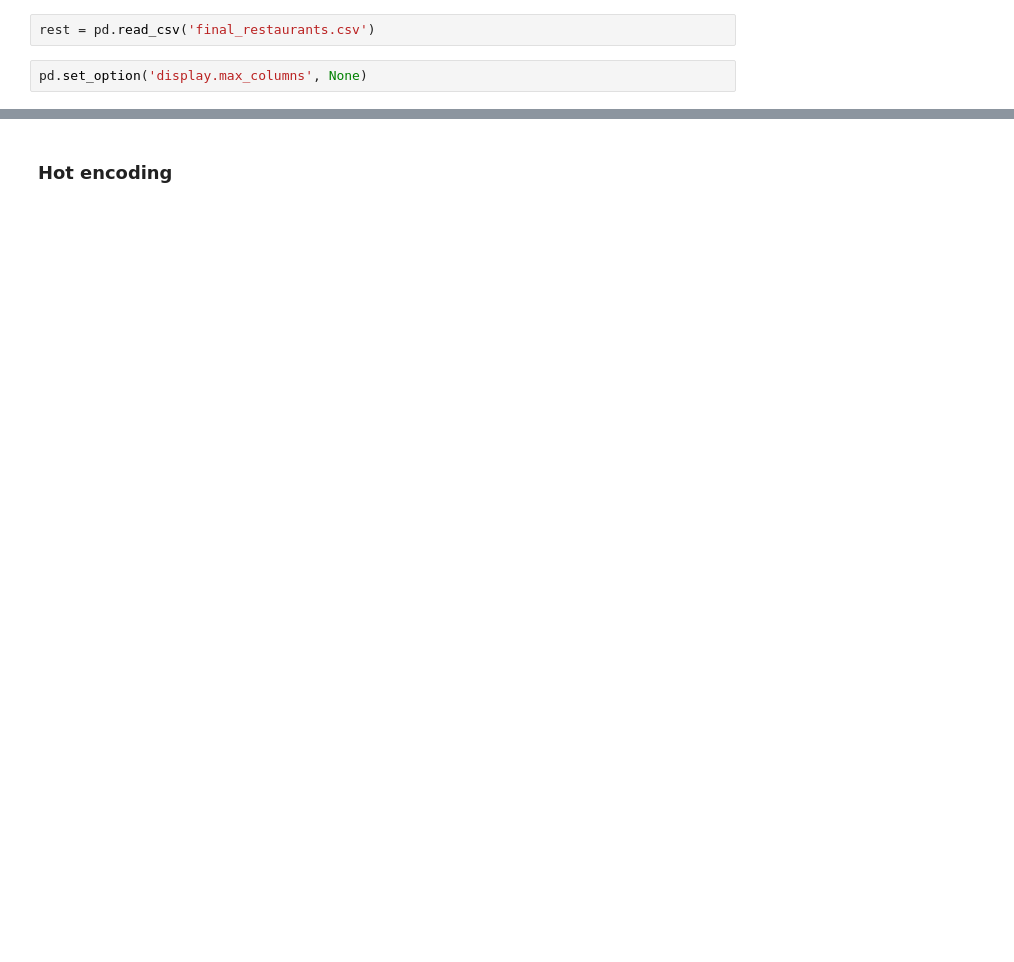
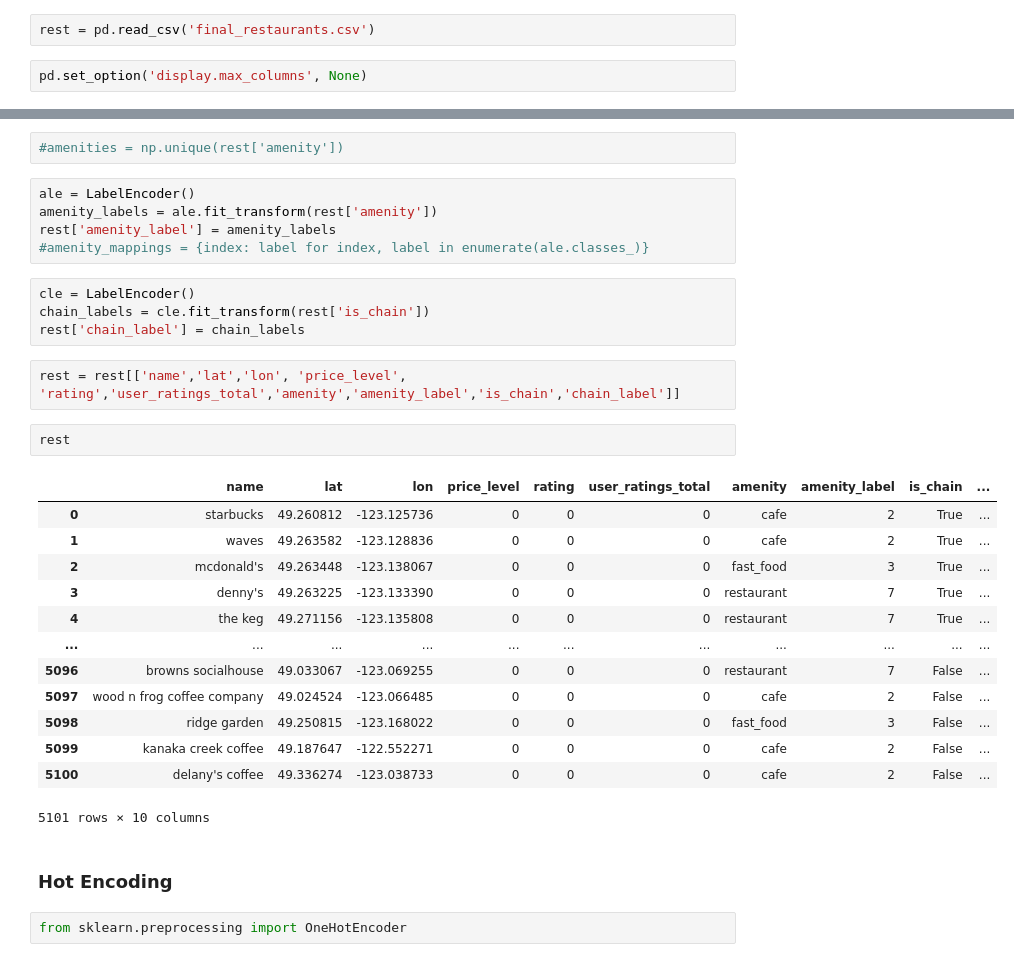
Before and after one commit to jeanetteandrews/RestaurantDensity, a Jupyter notebook: hot_encoding.ipynb, the cells around one changed output, grey strips where cells are left out. Cells and saved outputs as stored; diff of their text form; blank space fills up the shorter version.

```diff
--- a/hot_encoding.ipynb
+++ b/hot_encoding.ipynb
@@ -33,2 +40,33 @@ cont_table = rest[['name','code', 'is_chain']]
+# %%
+#amenities = np.unique(rest['amenity'])
+# %%
+ale = LabelEncoder()
+amenity_labels = ale.fit_transform(rest['amenity'])
+rest['amenity_label'] = amenity_labels
+#amenity_mappings = {index: label for index, label in enumerate(ale.classes_)}
+# %%
+cle = LabelEncoder()
+chain_labels = cle.fit_transform(rest['is_chain'])
+rest['chain_label'] = chain_labels
+# %%
+rest = rest[['name','lat','lon', 'price_level', 'rating','user_ratings_total','amenity','amenity_label','is_chain','chain_label']]
+# %%
+rest
+# %% [output]
+|  | name | lat | lon | price_level | rating | user_ratings_total | amenity | amenity_label | is_chain | ... |
+| 0 | starbucks | 49.260812 | -123.125736 | 0 | 0 | 0 | cafe | 2 | True | ... |
+| 1 | waves | 49.263582 | -123.128836 | 0 | 0 | 0 | cafe | 2 | True | ... |
+| 2 | mcdonald's | 49.263448 | -123.138067 | 0 | 0 | 0 | fast_food | 3 | True | ... |
+| 3 | denny's | 49.263225 | -123.133390 | 0 | 0 | 0 | restaurant | 7 | True | ... |
+| 4 | the keg | 49.271156 | -123.135808 | 0 | 0 | 0 | restaurant | 7 | True | ... |
+| ... | ... | ... | ... | ... | ... | ... | ... | ... | ... | ... |
+| 5096 | browns socialhouse | 49.033067 | -123.069255 | 0 | 0 | 0 | restaurant | 7 | False | ... |
+| 5097 | wood n frog coffee company | 49.024524 | -123.066485 | 0 | 0 | 0 | cafe | 2 | False | ... |
+| 5098 | ridge garden | 49.250815 | -123.168022 | 0 | 0 | 0 | fast_food | 3 | False | ... |
+| 5099 | kanaka creek coffee | 49.187647 | -122.552271 | 0 | 0 | 0 | cafe | 2 | False | ... |
+| 5100 | delany's coffee | 49.336274 | -123.038733 | 0 | 0 | 0 | cafe | 2 | False | ... |
+5101 rows × 10 columns
 # %% [markdown]
-### Hot encoding
+### Hot Encoding
+# %%
+from sklearn.preprocessing import OneHotEncoder
```
Also changed, not shown: parts of 17 cells of this notebook, 1 other file.
